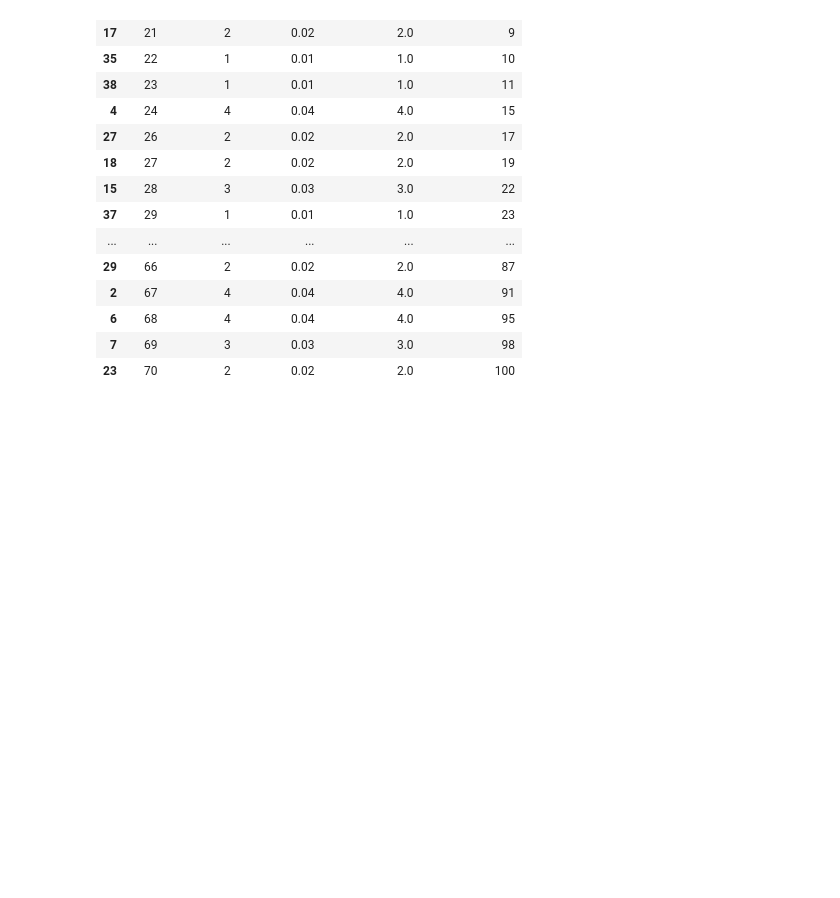
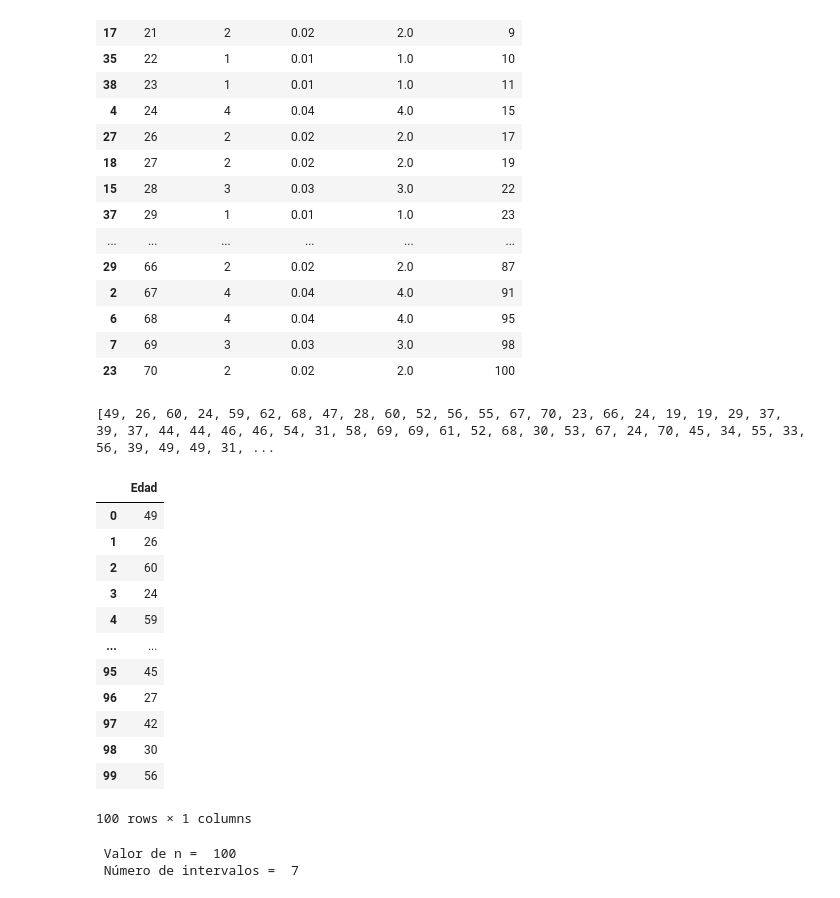
Before and after one commit to AnahiGutierrez22/Estadistica, a Jupyter notebook: Unidad1/Practica4.ipynb, the cells around one changed output. Drawn from its saved outputs; the diff is of its cells as text; code cells hidden in the pictures; blank space fills up the shorter version.

```diff
--- a/Unidad1/Practica4.ipynb
+++ b/Unidad1/Practica4.ipynb
@@ -133,0 +142,31 @@ tabla_frecuencias
+# %%
+#  volvemos a usar la lkista de edades
+print (edades)
+# %% [output]
+[49, 26, 60, 24, 59, 62, 68, 47, 28, 60, 52, 56, 55, 67, 70, 23, 66, 24, 19, 19, 29, 37, 39, 37, 44, 44, 46, 46, 54, 31, 58, 69, 69, 61, 52, 68, 30, 53, 67, 24, 70, 45, 34, 55, 33, 56, 39, 49, 49, 31, ...
+# %%
+# crear un data frame con las edades
+df = pd.DataFrame ({'Edad': edades})
+df
+# %% [output]
+|  | Edad |
+| 0 | 49 |
+| 1 | 26 |
+| 2 | 60 |
+| 3 | 24 |
+| 4 | 59 |
+| ... | ... |
+| 95 | 45 |
+| 96 | 27 |
+| 97 | 42 |
+| 98 | 30 |
+| 99 | 56 |
+100 rows × 1 columns
+# %%
+#  calcular el nuemro d eintervalos utilizando la regla de sturges
+n = len (edades)
+k= int (1+ math.log2(100))
+print ( " Valor de n = ", n , "\n Número de intervalos = ", k)
+# %% [output]
+ Valor de n =  100
+ Número de intervalos =  7
```
Also changed, not shown: parts of 5 cells of this notebook.
